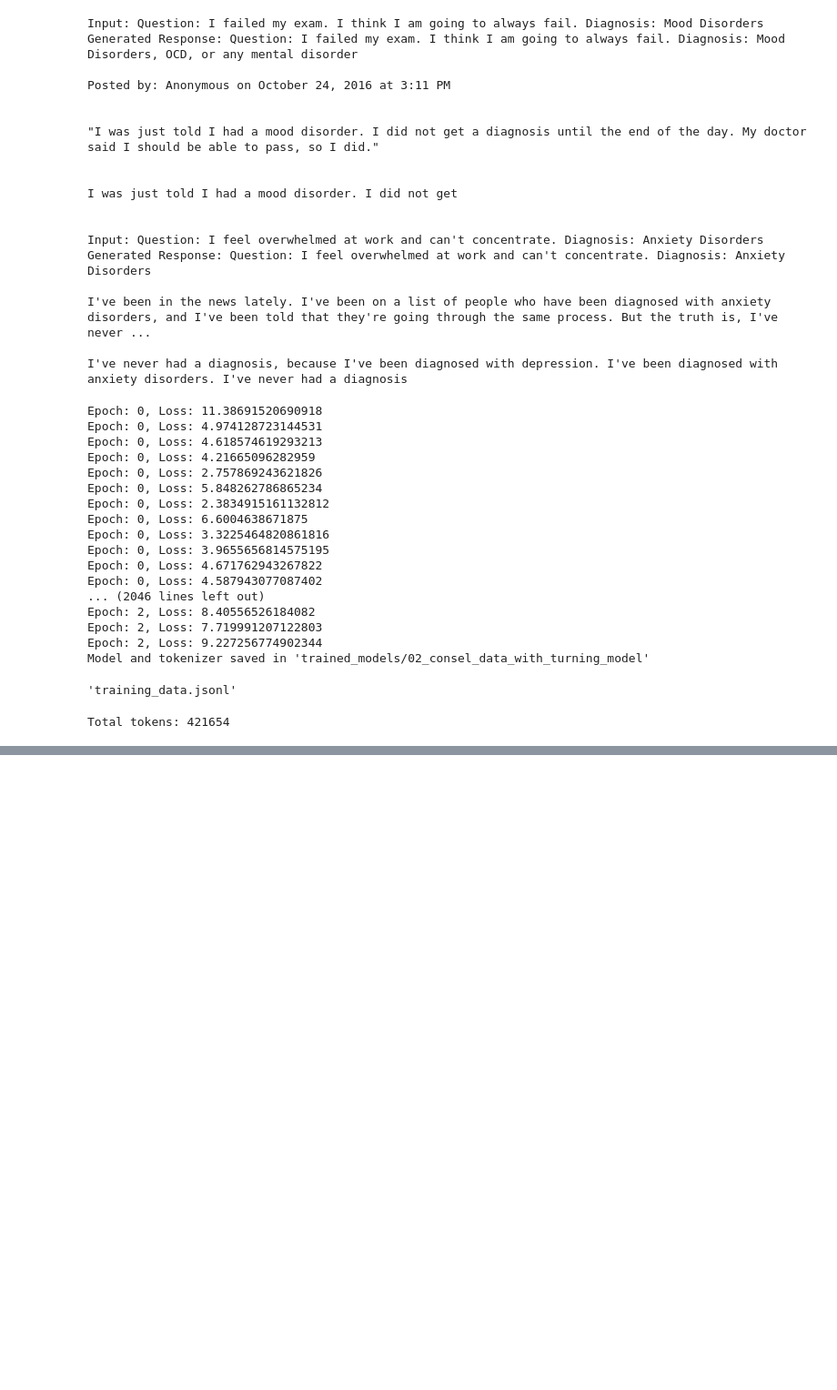
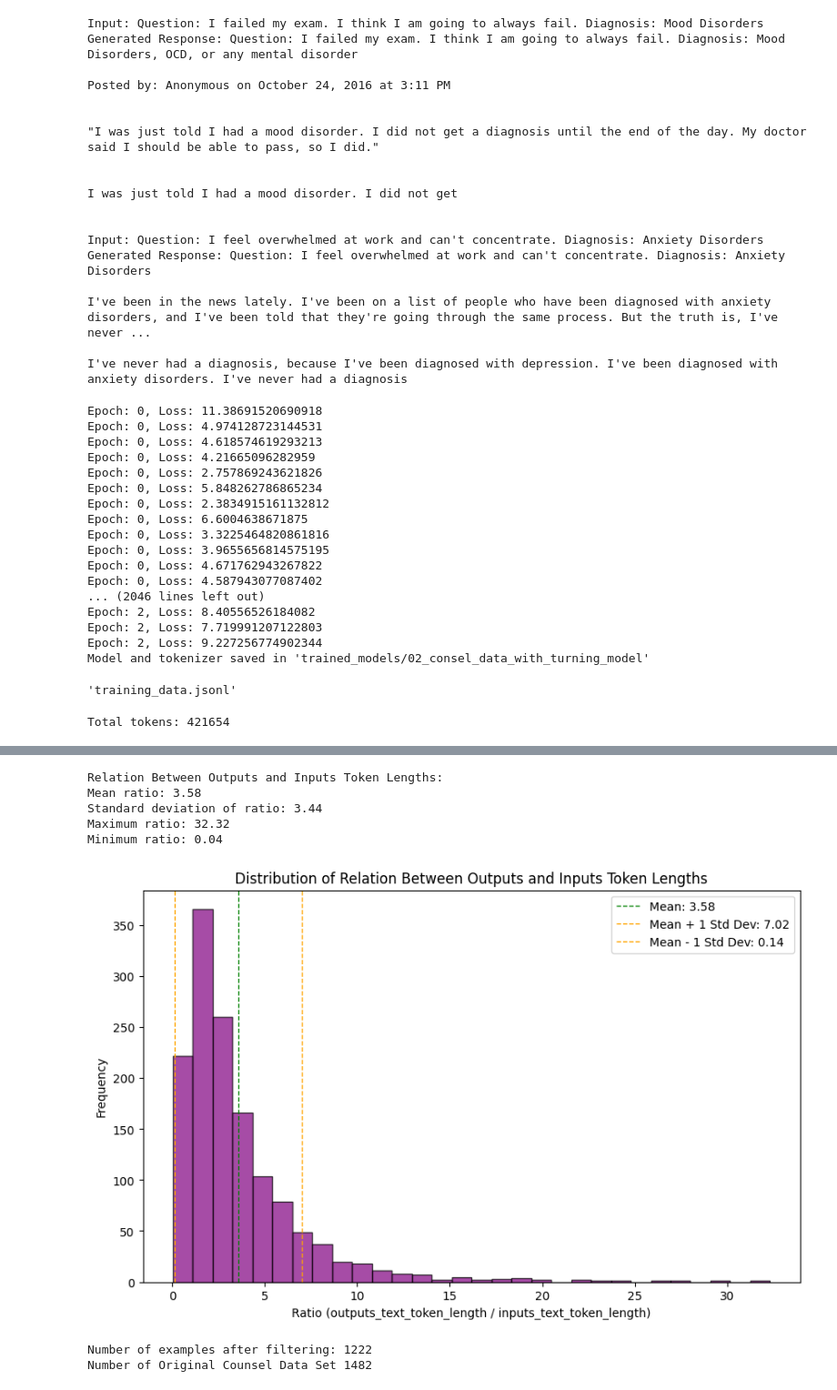
Before and after one commit to Ghostlun/Mental-Health-AI-Driven-System-Project, a Jupyter notebook: Model_Training/main_script.ipynb, the cells around one changed output, grey strips where cells are left out. Shown at 91% size. Cells and saved outputs as stored; diff of their text form; code cells hidden in the pictures; blank space fills up the shorter version.

```diff
--- a/Model_Training/main_script.ipynb
+++ b/Model_Training/main_script.ipynb
@@ -1014,0 +1119,74 @@ Total tokens: 421654
+# %%
+train_data_path = f"{cleaned_data_path}/cleaned_predicted_consel_data.csv"
+train_df = pd.read_csv(train_data_path)
+train_df["input_text"] = "Please respond politely and empathetically to this query: " + train_df["questionText"] + " Diagnosis: " + train_df["re_diagnosis"]
+train_df["target_text"] = train_df["clean_answer_text"]
+
+def token_analyze(target_df):
+    target_df["inputs_text_token_length"] = target_df["input_text"].apply(lambda text: len(tokenizer.encode(text, truncation=False)))
+    target_df["outputs_text_token_length"] = target_df["target_text"].apply(lambda text: len(tokenizer.encode(text, truncation=False)))
+
+    # Calculate relation between output and input token lengths
+    target_df["output_to_input_ratio"] = target_df["outputs_text_token_length"] / target_df["inputs_text_token_length"]
+
+    # Summary statistics
+    mean_ratio = target_df["output_to_input_ratio"].mean()
+    std_dev_ratio = target_df["output_to_input_ratio"].std()
+    max_ratio = target_df["output_to_input_ratio"].max()
+    min_ratio = target_df["output_to_input_ratio"].min()
+
+    print("Relation Between Outputs and Inputs Token Lengths:")
+    print(f"Mean ratio: {mean_ratio:.2f}")
+    print(f"Standard deviation of ratio: {std_dev_ratio:.2f}")
+    print(f"Maximum ratio: {max_ratio:.2f}")
+    print(f"Minimum ratio: {min_ratio:.2f}")
+
+    # Plot distribution of the ratio
+    plt.figure(figsize=(10, 6))
+    plt.hist(target_df["output_to_input_ratio"], bins=30, alpha=0.7, color='purple', edgecolor='black')
+    plt.axvline(mean_ratio, color='green', linestyle='dashed', linewidth=1, label=f'Mean: {mean_ratio:.2f}')
+    plt.axvline(mean_ratio + std_dev_ratio, color='orange', linestyle='dashed', linewidth=1, label=f'Mean + 1 Std Dev: {mean_ratio + std_dev_ratio:.2f}')
+    plt.axvline(mean_ratio - std_dev_ratio, color='orange', linestyle='dashed', linewidth=1, label=f'Mean - 1 Std Dev: {mean_ratio - std_dev_ratio:.2f}')
+    plt.title('Distribution of Relation Between Outputs and Inputs Token Lengths')
+    plt.xlabel('Ratio (outputs_text_token_length / inputs_text_token_length)')
+    plt.ylabel('Frequency')
+    plt.legend()
+    plt.show()
+
+    return target_df
+
+
+target_df = token_analyze(train_df)
+
+
+
+
+# min_length = 20  # You can adjust these thresholds based on your needs
+# max_length = 180
+# def filter_token_lengths(target_df, text_column, min_length, max_length):
+#     target_df['token_length'] = target_df[text_column].apply(lambda text: len(tokenizer.encode(text, truncation=False)))
+#     filtered_df = target_df[(target_df['token_length'] >= min_length) & (target_df['token_length'] <= max_length)]
+#     return filtered_df
+
+# # Filter data for both inputs and outputs
+# filtered_input_df = filter_token_lengths(target_df, 'inputs_text', min_length, max_length)
+# filtered_output_df = filter_token_lengths(target_df, 'outputs_text', min_length, max_length)
+
+# # Join the filtered dataframes or further filter based on intersection
+# final_filtered_df = pd.merge(filtered_input_df, filtered_output_df, how='inner', on='common_column')  # Ensure 'common_column' exists or use another merging strategy
+
+# print(f"Number of examples after filtering: {len(final_filtered_df)}")
+# %% [output]
+Relation Between Outputs and Inputs Token Lengths:
+Mean ratio: 3.58
+Standard deviation of ratio: 3.44
+Maximum ratio: 32.32
+Minimum ratio: 0.04
+[figure, added]
+# %%
+ratios_filtered_target_df = target_df[target_df["output_to_input_ratio"] <= 7.02]
+print(f"Number of examples after filtering: {len(ratios_filtered_target_df)}")
+print(f"Number of Original Counsel Data Set {len(original_counsel_df)}")
+# %% [output]
+Number of examples after filtering: 1222
+Number of Original Counsel Data Set 1482
```
Also changed, not shown: parts of 18 cells of this notebook, 7 other files.
